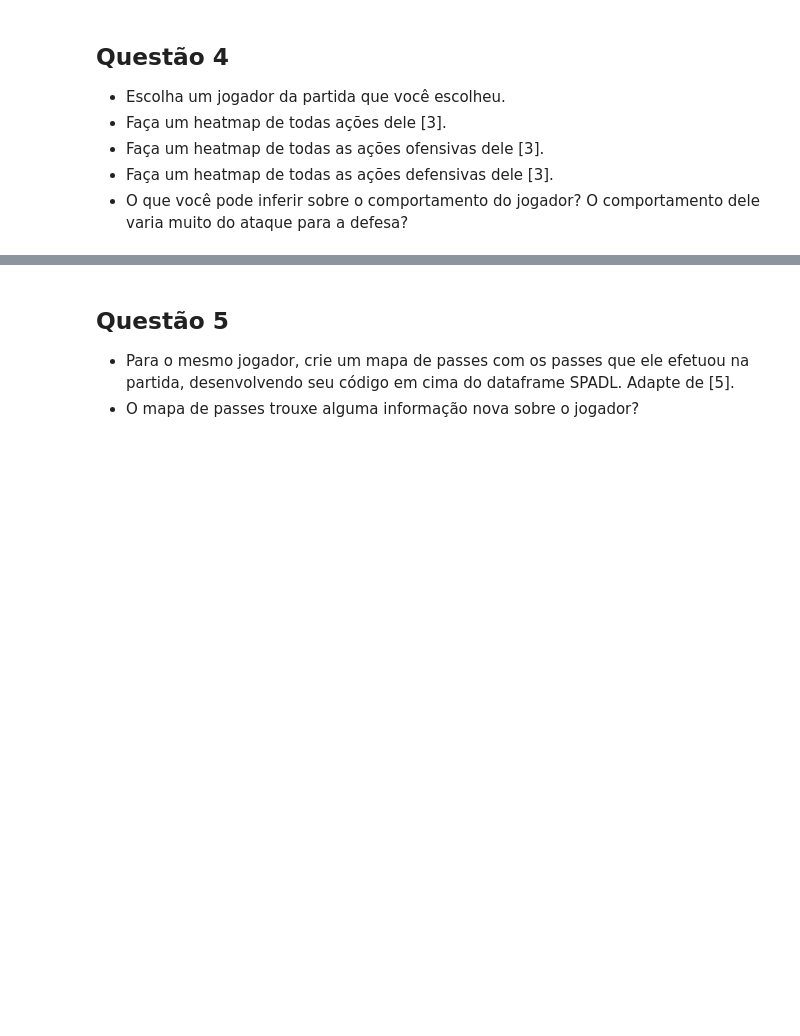
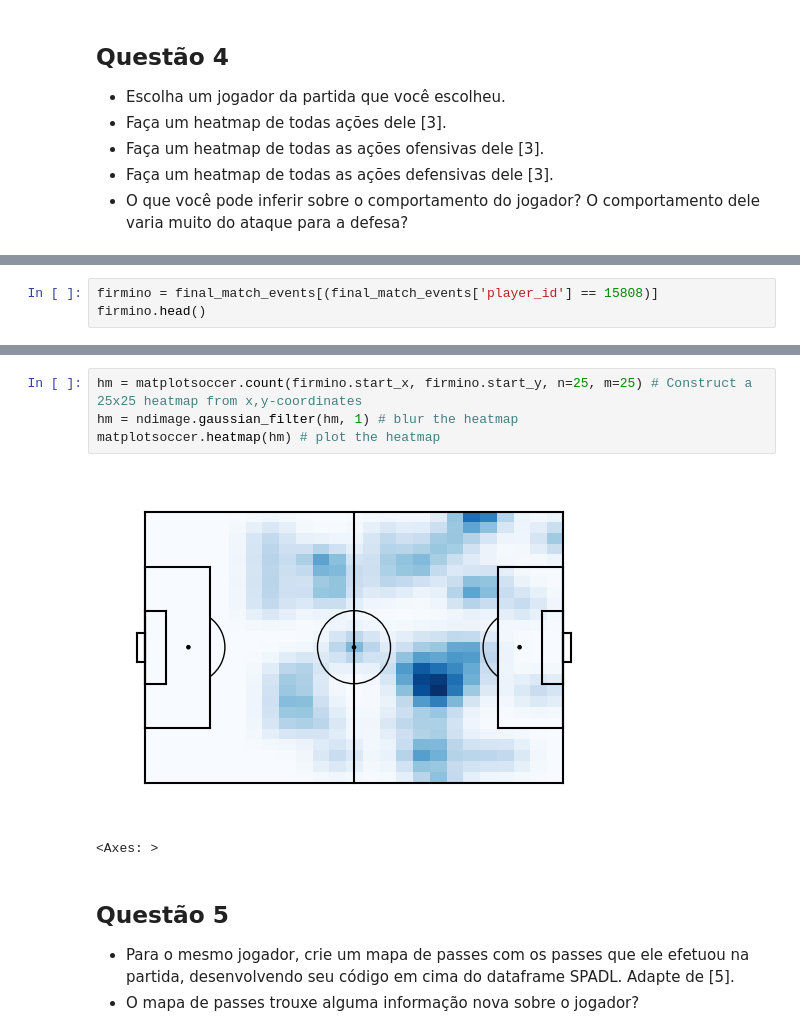
Before and after one commit to paduathiago/Data-Science-Applied-to-Soccer, a Jupyter notebook: Activities/ativ_3.ipynb, the cells around one changed output, grey strips where cells are left out. Drawn from its saved outputs; the diff is of its cells as text; blank space fills up the shorter version.

Commit message:
first plot - Heatmap

```diff
--- a/Activities/ativ_3.ipynb
+++ b/Activities/ativ_3.ipynb
@@ -229,0 +204,3 @@ plot_shots(final_match_events, 1612, 1625)
+# %%
+firmino = final_match_events[(final_match_events['player_id'] == 15808)]
+firmino.head()
@@ -230,3 +214,10 @@ plot_shots(final_match_events, 1612, 1625)
+# %%
+hm = matplotsoccer.count(firmino.start_x, firmino.start_y, n=25, m=25) # Construct a 25x25 heatmap from x,y-coordinates
+hm = ndimage.gaussian_filter(hm, 1) # blur the heatmap
+matplotsoccer.heatmap(hm) # plot the heatmap
+# %% [output]
+[figure, added]
+<Axes: >
 # %% [markdown]
 ## Questão 5
 - Para o mesmo jogador, crie um mapa de passes com os passes que ele efetuou na partida, desenvolvendo seu código em cima do dataframe SPADL. Adapte de [5].
```
Also changed, not shown: parts of 6 cells of this notebook.
